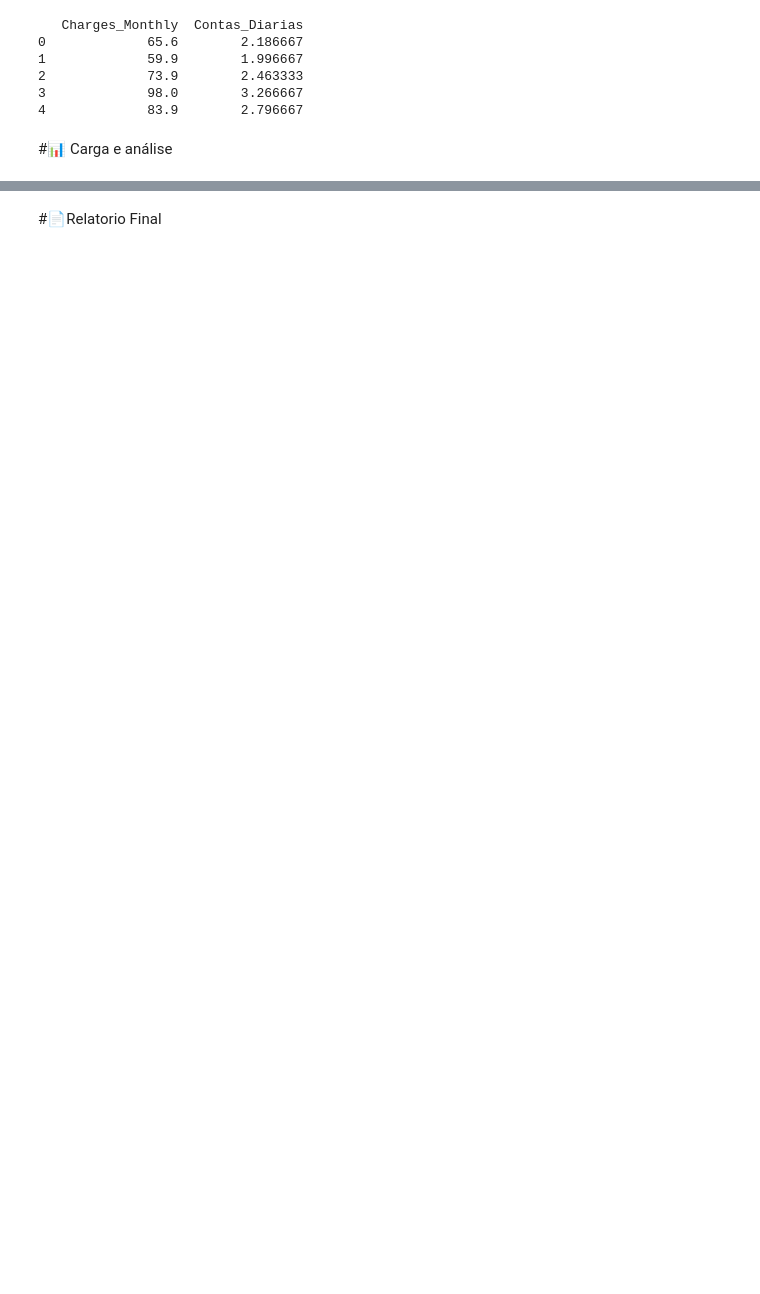
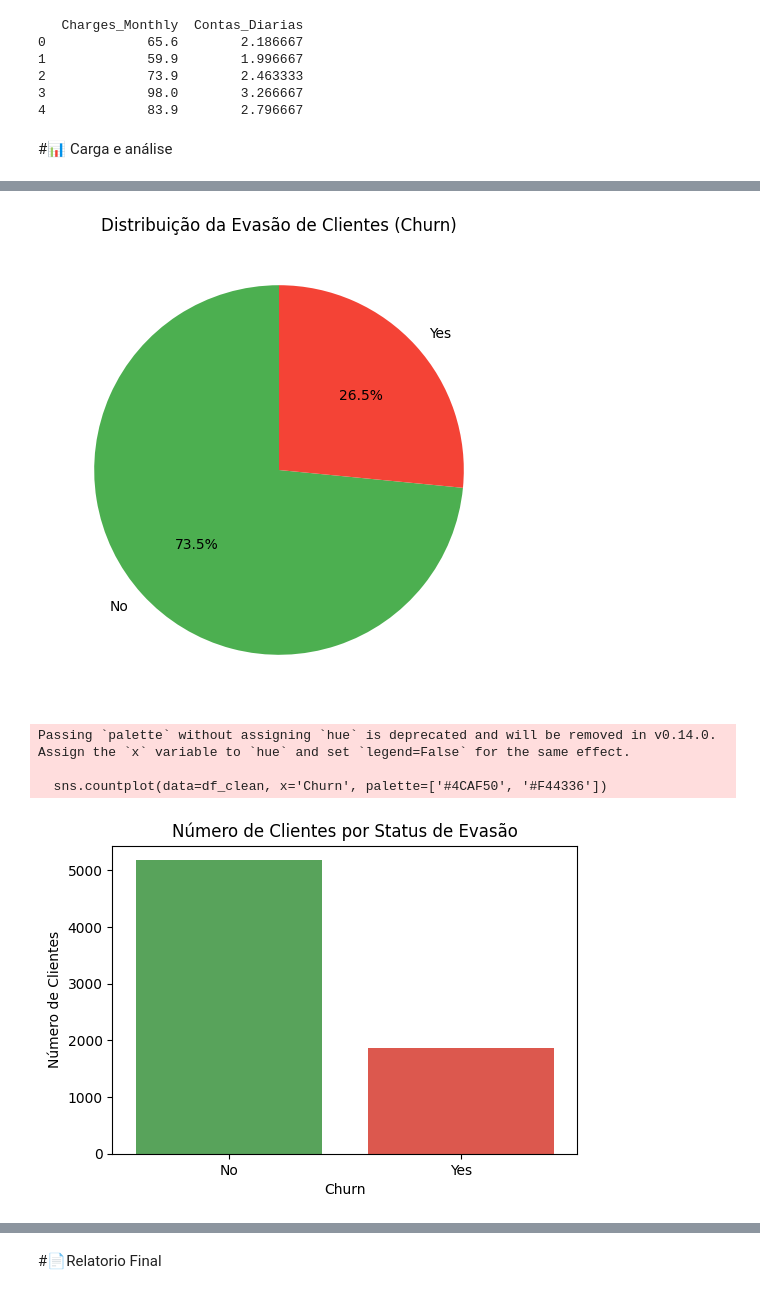
Before and after one commit to jvca21/Challenge_Telecom_X, a Jupyter notebook: TelecomX_BR (1).ipynb, the cells around one changed output, grey strips where cells are left out. Saved outputs shown, nothing was run; the diff lists cells and outputs as text; code cells hidden in the pictures; blank space fills up the shorter version.

```diff
--- a/TelecomX_BR (1).ipynb
+++ b/TelecomX_BR (1).ipynb
@@ -241,0 +273,28 @@ print(df_clean[['Charges_Monthly', 'Contas_Diarias']].head())
+# %%
+# Passo 3.2 - Distribuição de Evasão
+
+import matplotlib.pyplot as plt
+import seaborn as sns
+
+# Contagem dos valores da coluna Churn
+churn_counts = df_clean['Churn'].value_counts()
+
+# Gráfico de pizza
+plt.figure(figsize=(6,6))
+plt.pie(churn_counts, labels=churn_counts.index, autopct='%1.1f%%', startangle=90, colors=['#4CAF50', '#F44336'])
+plt.title('Distribuição da Evasão de Clientes (Churn)')
+plt.show()
+
+# Gráfico de barras
+plt.figure(figsize=(6,4))
+sns.countplot(data=df_clean, x='Churn', palette=['#4CAF50', '#F44336'])
+plt.title('Número de Clientes por Status de Evasão')
+plt.xlabel('Churn')
+plt.ylabel('Número de Clientes')
+plt.show()
+# %% [output]
+[figure, added]
+Passing `palette` without assigning `hue` is deprecated and will be removed in v0.14.0. Assign the `x` variable to `hue` and set `legend=False` for the same effect.
+
+  sns.countplot(data=df_clean, x='Churn', palette=['#4CAF50', '#F44336'])
+[figure, added]
```
Also changed, not shown: parts of 4 cells of this notebook.
